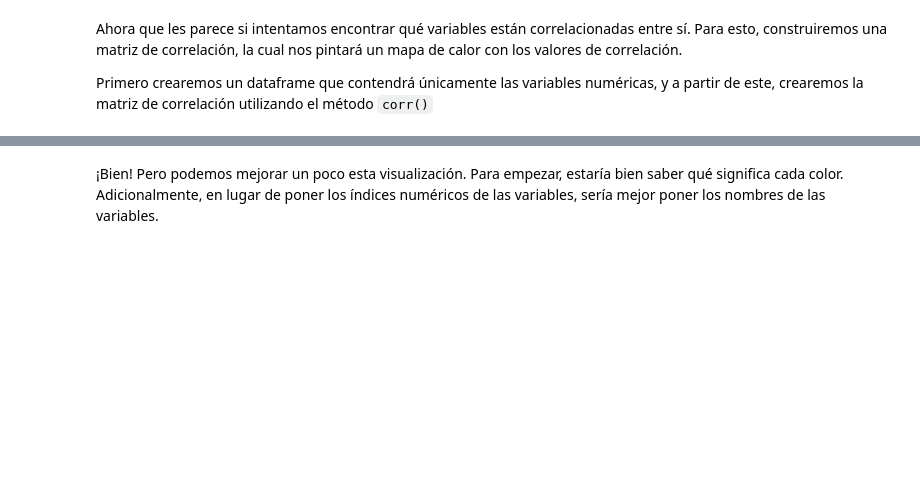
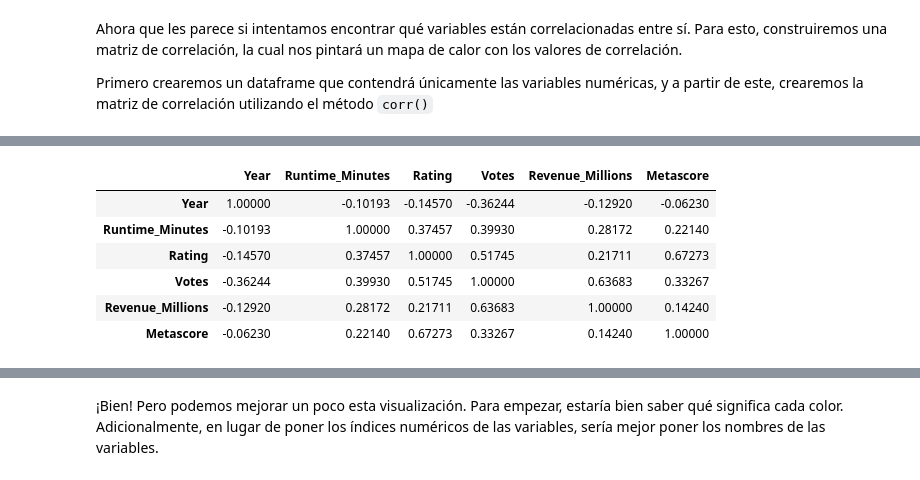
Before and after one commit to HybridgeEducation/ciencia-de-datos, a Jupyter notebook: 3_Pandas/1_Pandas_primeros_pasos.ipynb, the cells around one changed output, grey strips where cells are left out. Saved outputs shown, nothing was run; the diff lists cells and outputs as text; code cells hidden in the pictures; blank space fills up the shorter version.

```diff
--- a/3_Pandas/1_Pandas_primeros_pasos.ipynb
+++ b/3_Pandas/1_Pandas_primeros_pasos.ipynb
@@ -175,7 +330,7 @@ df.describe()
 # %% [markdown]
 Está un poco molesto ver números con notación científica. Podemos cambiar la forma en la que se muestran los números en pandas
 # %%
-pd.options.display.float_format = '{:.2f}'.format
+pd.options.display.float_format = '{:.5f}'.format
 # %% [markdown]
 Vemos claramente que la media (mean) del Rating es de 6.81.
 
@@ -223,6 +467,14 @@ Primero crearemos un dataframe que contendrá únicamente las variables numéric
 # %%
-df_corr = df[['Rank', 'Year', 'Runtime_Minutes', 'Rating', 'Votes', 'Revenue_Millions', 'Metascore']].corr()
+df_corr = df[['Year', 'Runtime_Minutes', 'Rating', 'Votes', 'Revenue_Millions', 'Metascore']].corr()
 df_corr
+# %% [output]
+|  | Year | Runtime_Minutes | Rating | Votes | Revenue_Millions | Metascore |
+| Year | 1.00000 | -0.10193 | -0.14570 | -0.36244 | -0.12920 | -0.06230 |
+| Runtime_Minutes | -0.10193 | 1.00000 | 0.37457 | 0.39930 | 0.28172 | 0.22140 |
+| Rating | -0.14570 | 0.37457 | 1.00000 | 0.51745 | 0.21711 | 0.67273 |
+| Votes | -0.36244 | 0.39930 | 0.51745 | 1.00000 | 0.63683 | 0.33267 |
+| Revenue_Millions | -0.12920 | 0.28172 | 0.21711 | 0.63683 | 1.00000 | 0.14240 |
+| Metascore | -0.06230 | 0.22140 | 0.67273 | 0.33267 | 0.14240 | 1.00000 |
 # %%
 plt.matshow(df_corr)
 plt.show()
```
Also changed, not shown: parts of 43 cells of this notebook.
